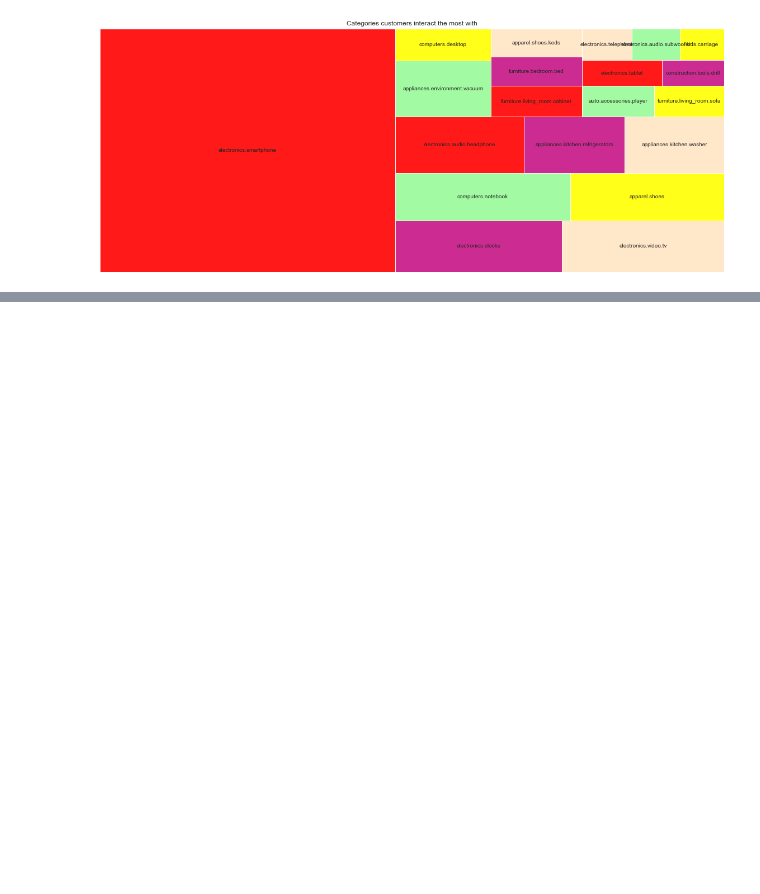
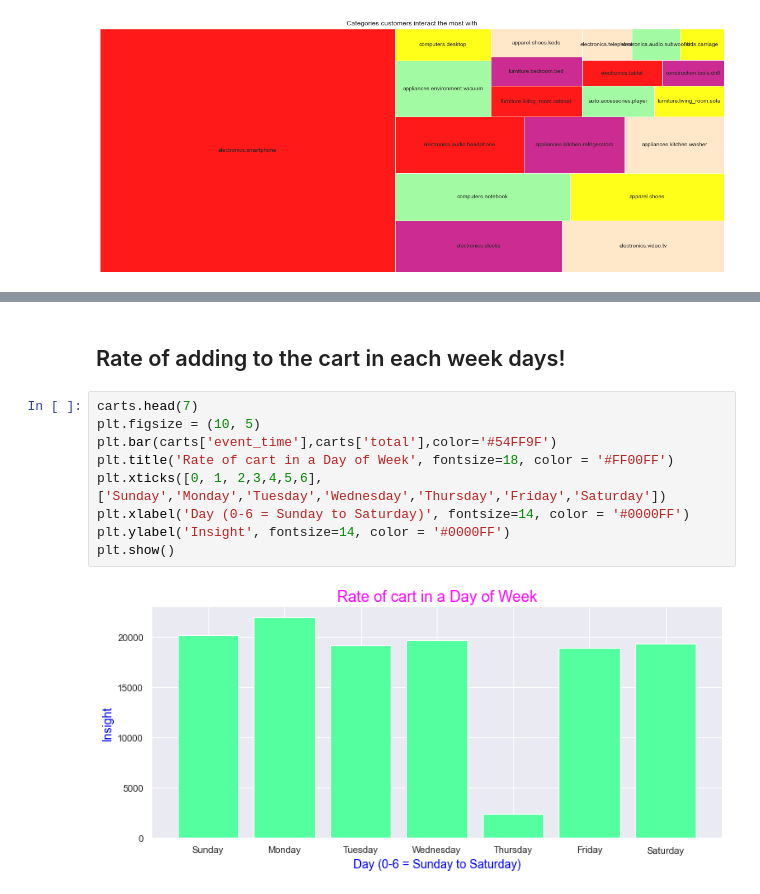
Before and after one commit to Hmmsien/ECommerce_behavior, a Jupyter notebook: Ecommerce-Behavior-Analytics-Maher.ipynb, the cells around one changed output, grey strips where cells are left out. Saved outputs shown, nothing was run; the diff lists cells and outputs as text; blank space fills up the shorter version.

```diff
--- a/Ecommerce-Behavior-Analytics-Maher.ipynb
+++ b/Ecommerce-Behavior-Analytics-Maher.ipynb
@@ -165,0 +215,13 @@ plt.show()
+# %% [markdown]
+## Rate of adding to the cart in each week days!
+# %%
+carts.head(7)
+plt.figsize = (10, 5)
+plt.bar(carts['event_time'],carts['total'],color='#54FF9F')
+plt.title('Rate of cart in a Day of Week', fontsize=18, color = '#FF00FF')
+plt.xticks([0, 1, 2,3,4,5,6], ['Sunday','Monday','Tuesday','Wednesday','Thursday','Friday','Saturday'])
+plt.xlabel('Day (0-6 = Sunday to Saturday)', fontsize=14, color = '#0000FF')
+plt.ylabel('Insight', fontsize=14, color = '#0000FF')
+plt.show()
+# %% [output]
+[figure, added]
```
Also changed, not shown: parts of 16 cells of this notebook.
